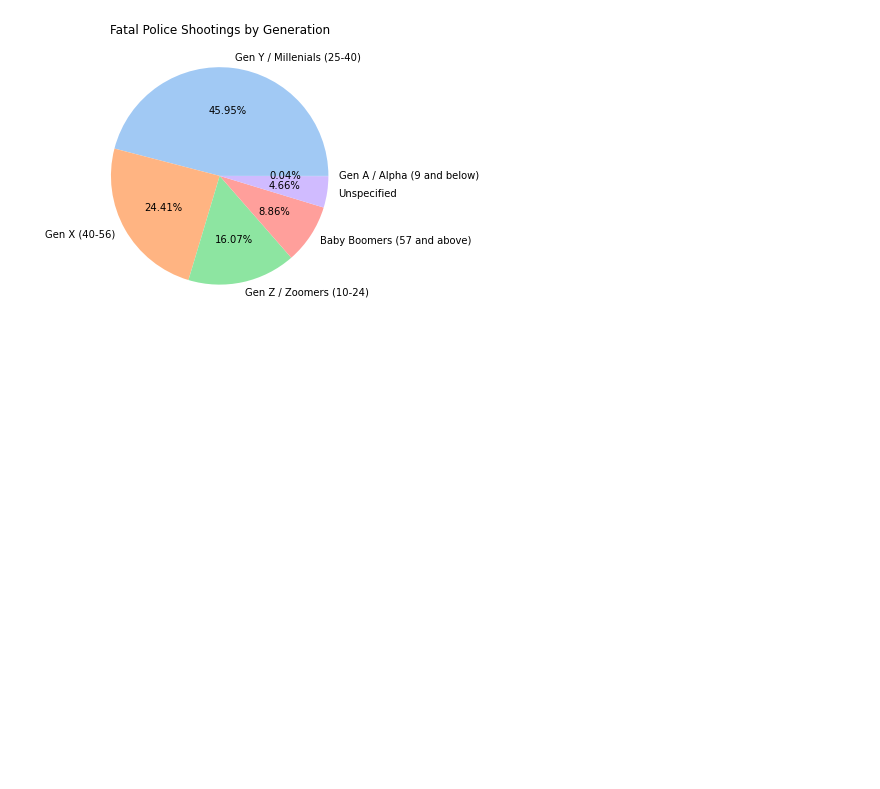
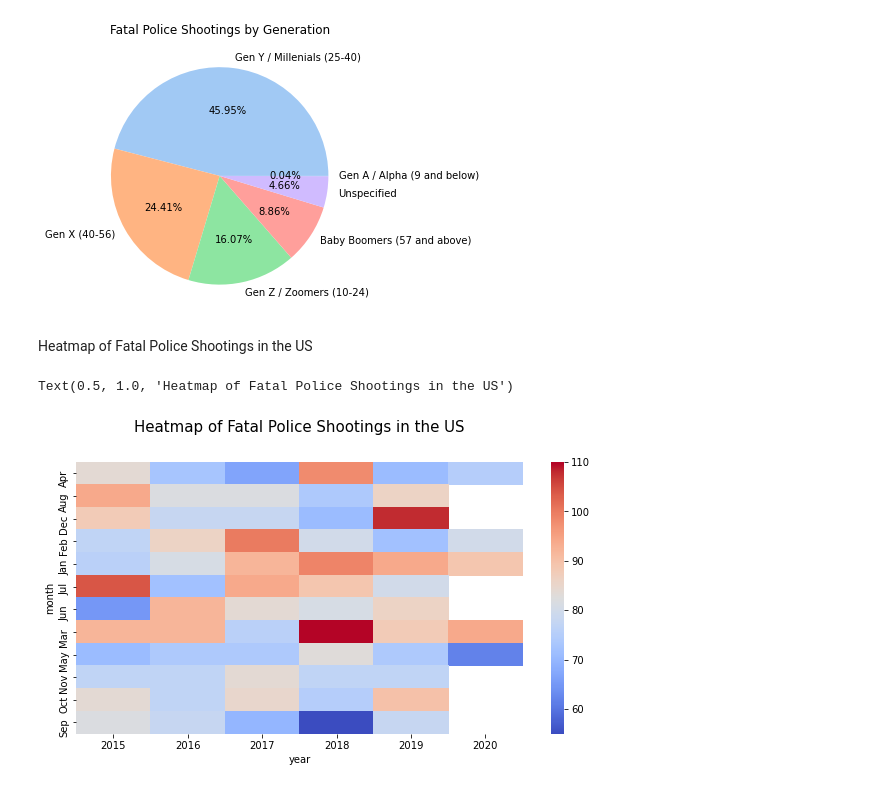
Before and after one commit to diazridzky/Fatal-Police-Shootings-in-the-US, a Jupyter notebook: Data Cleaning & EDA.ipynb, the cells around one changed output. Saved outputs shown, nothing was run; the diff lists cells and outputs as text; code cells hidden in the pictures; blank space fills up the shorter version.

```diff
--- a/Data Cleaning & EDA.ipynb
+++ b/Data Cleaning & EDA.ipynb
@@ -345,3 +345,13 @@ plt.title('Fatal Police Shootings by Generation')
 # %% [output]
 Text(0.5, 1.0, 'Fatal Police Shootings by Generation')
 [figure]
+# %% [markdown]
+Heatmap of Fatal Police Shootings in the US
+# %%
+count_case = df.groupby(['month','year'])['date'].count().unstack()
+plt.figure(figsize=(10,5))
+sns.heatmap(count_case, cmap='coolwarm')
+plt.title('Heatmap of Fatal Police Shootings in the US',loc='center',pad=30, fontsize=15)
+# %% [output]
+Text(0.5, 1.0, 'Heatmap of Fatal Police Shootings in the US')
+[figure, added]
```
